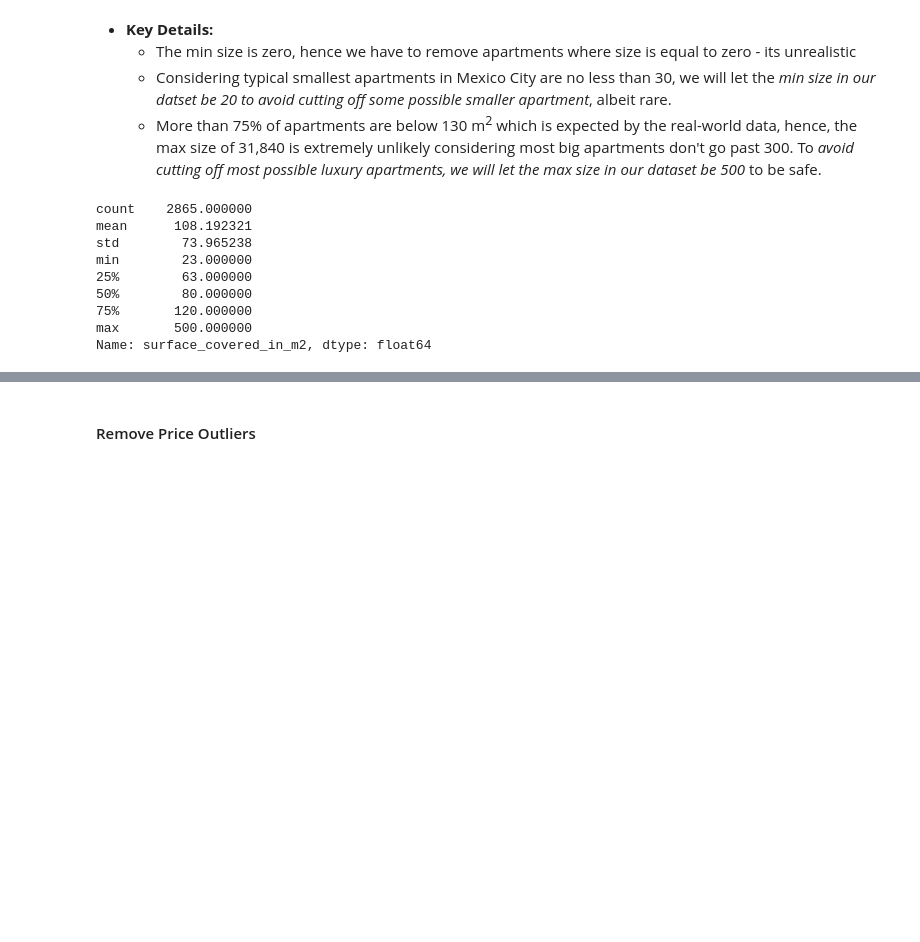
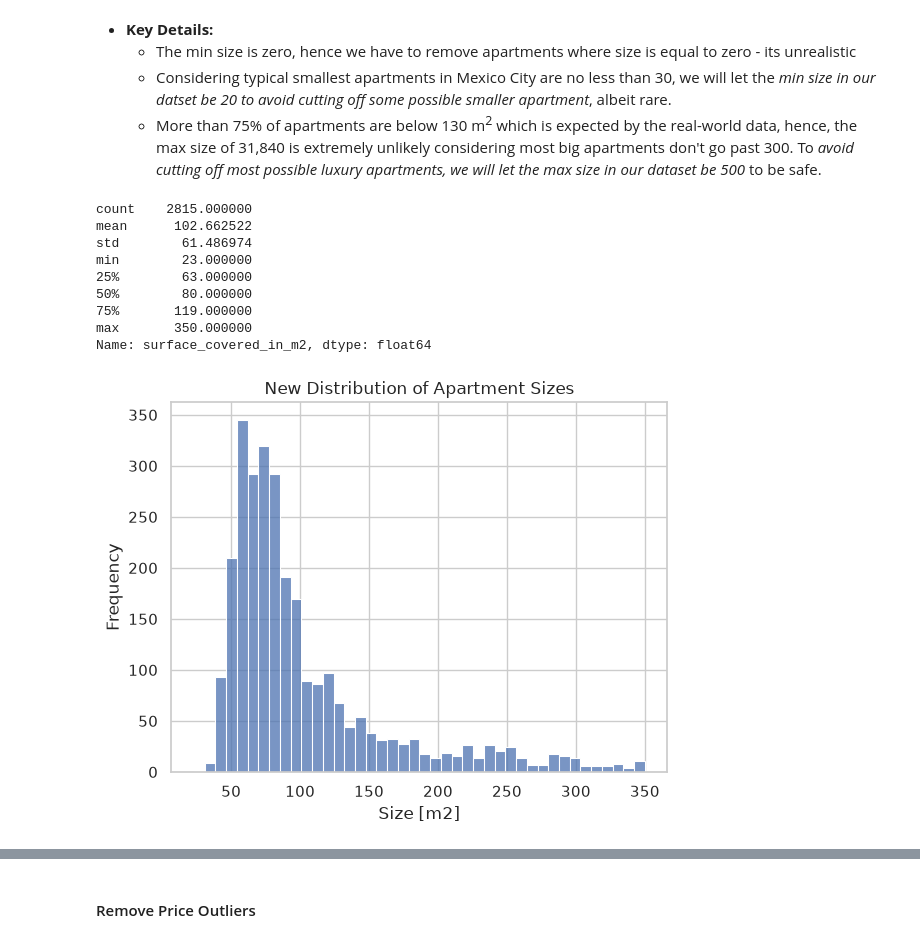
Before and after one commit to DominicNyabuto/Data-Science-Machine-Learning-Projects-, a Jupyter notebook: Project-1/notebook.ipynb, the cells around one changed output, grey strips where cells are left out. Cells and saved outputs as stored; diff of their text form; code cells hidden in the pictures; blank space fills up the shorter version.

```diff
--- a/Project-1/notebook.ipynb
+++ b/Project-1/notebook.ipynb
@@ -287,16 +294,30 @@ Number of Apartments with Size less than 20 m2: 67
 # %%
 # Remove outliers in 'surface_covered_in_m2'
 mask_size_20 = df1["surface_covered_in_m2"] >= 20
-mask_size_500 = df1["surface_covered_in_m2"] <= 500
+mask_size_500 = df1["surface_covered_in_m2"] <= 350
 df1 = df1[mask_size_20 & mask_size_500]
 print(df1["surface_covered_in_m2"].describe())  # shows reduced to 2865 from 2974, 109 deleted rows
+
+# New-Histogram for size distribution
+
+# Histogram using seaborn for Size Distribution
+sns.set_theme(style="whitegrid")
+sns.histplot(data=df1,
+             x='surface_covered_in_m2',
+             kde=False
+)
+plt.xlabel("Size [m2]")
+plt.ylabel("Frequency")
+plt.title("New Distribution of Apartment Sizes")
+plt.show()
 # %% [output]
-count    2865.000000
-mean      108.192321
-std        73.965238
+count    2815.000000
+mean      102.662522
+std        61.486974
 min        23.000000
 25%        63.000000
 50%        80.000000
-75%       120.000000
-max       500.000000
+75%       119.000000
+max       350.000000
 Name: surface_covered_in_m2, dtype: float64
+[figure, added]
```
Also changed, not shown: parts of 16 cells of this notebook.
